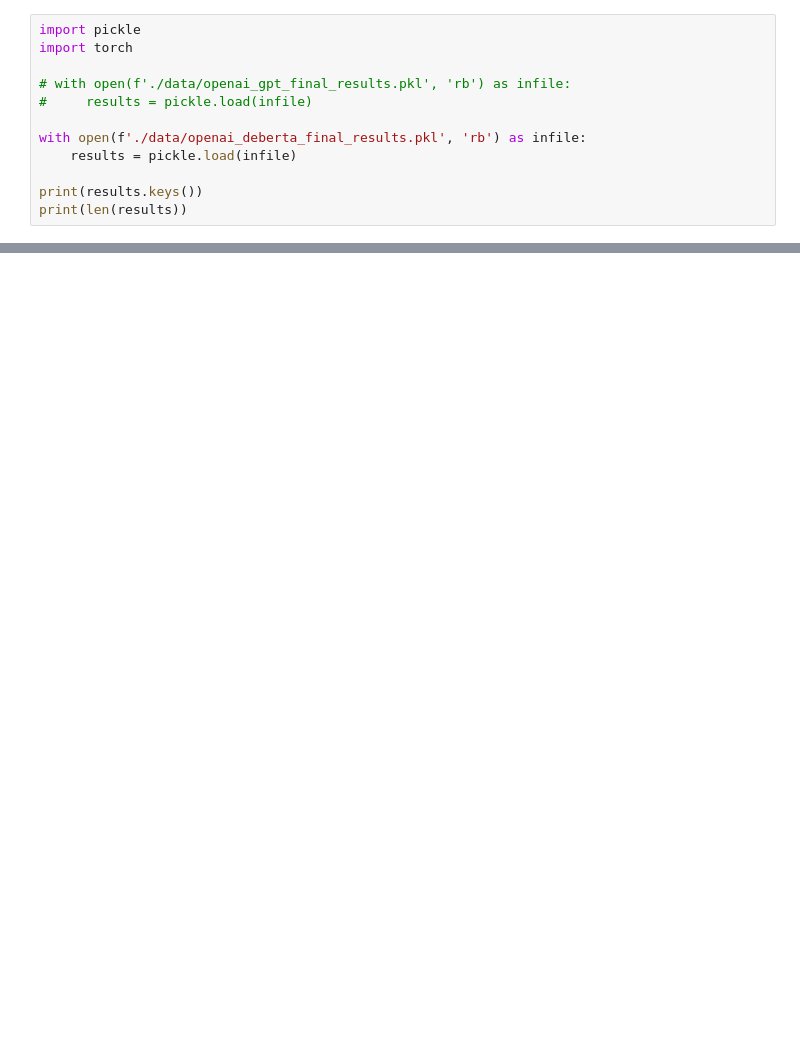
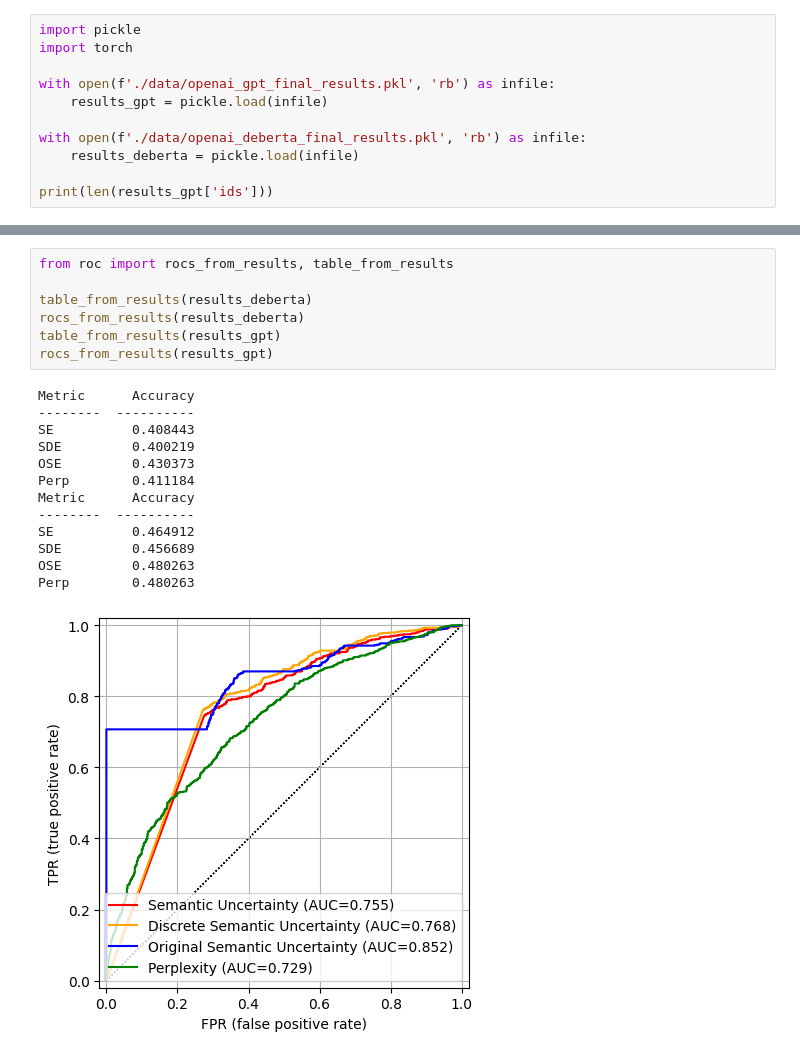
Before and after one commit to jahanpd/mrcog_llm_uncertainty, a Jupyter notebook: auroc.ipynb, the cells around one changed output, grey strips where cells are left out. Cells and saved outputs as stored; diff of their text form; blank space fills up the shorter version.

```diff
--- a/auroc.ipynb
+++ b/auroc.ipynb
@@ -2,12 +2,11 @@
 import pickle
 import torch
 
-# with open(f'./data/openai_gpt_final_results.pkl', 'rb') as infile:
-#     results = pickle.load(infile)
+with open(f'./data/openai_gpt_final_results.pkl', 'rb') as infile:
+    results_gpt = pickle.load(infile)
 
 with open(f'./data/openai_deberta_final_results.pkl', 'rb') as infile:
-    results = pickle.load(infile)
+    results_deberta = pickle.load(infile)
 
-print(results.keys())
-print(len(results))
+print(len(results_gpt['ids']))
 # %% [output]
@@ -153,0 +57,21 @@ axs.hist(seq_lengths, bins=100)
+# %%
+from roc import rocs_from_results, table_from_results
+
+table_from_results(results_deberta)
+rocs_from_results(results_deberta)
+table_from_results(results_gpt)
+rocs_from_results(results_gpt)
+# %% [output]
+Metric      Accuracy
+--------  ----------
+SE          0.408443
+SDE         0.400219
+OSE         0.430373
+Perp        0.411184
+Metric      Accuracy
+--------  ----------
+SE          0.464912
+SDE         0.456689
+OSE         0.480263
+Perp        0.480263
+[figure, added]
```
Also changed, not shown: parts of 15 cells of this notebook, 3 other files.
